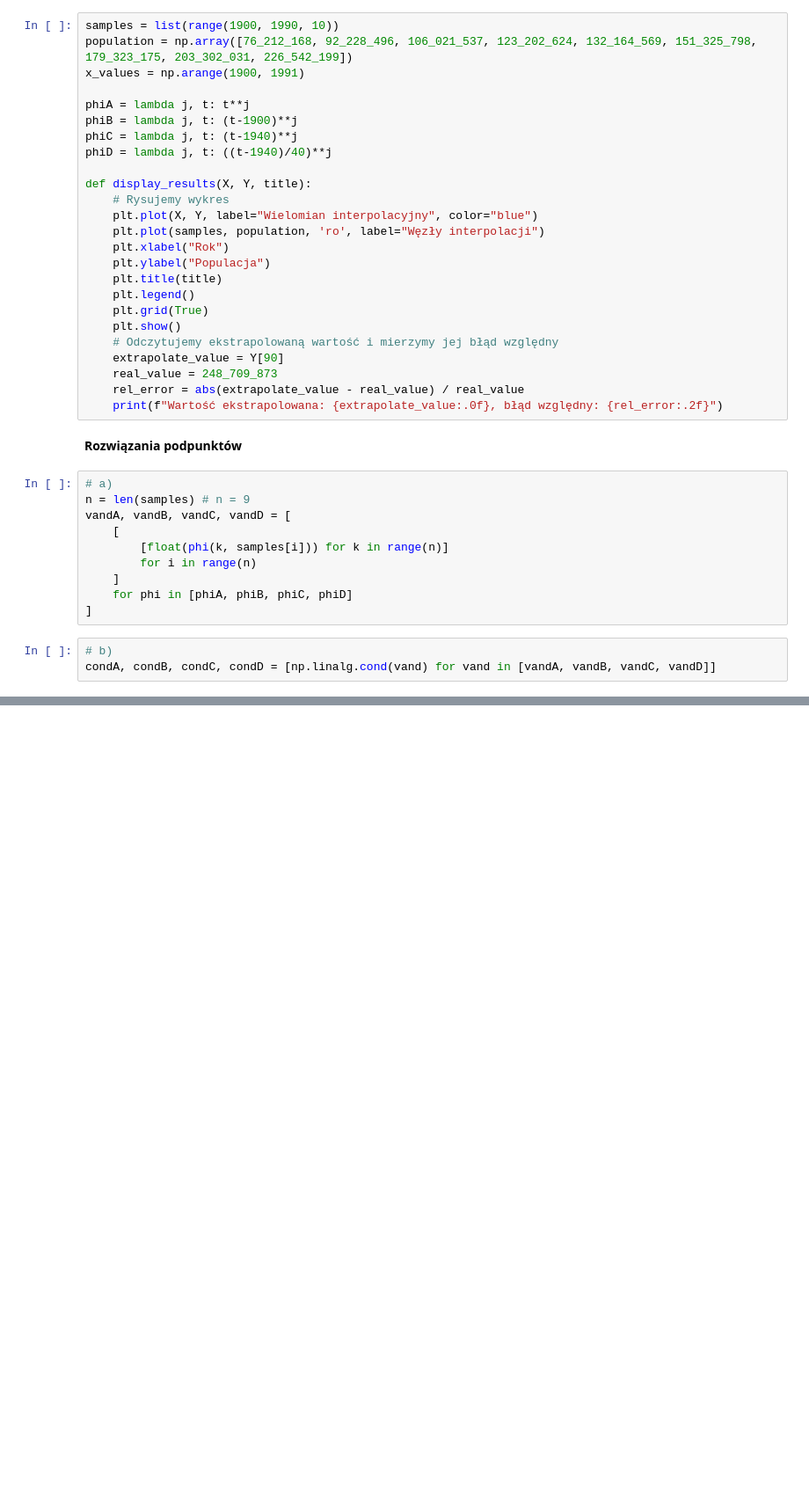
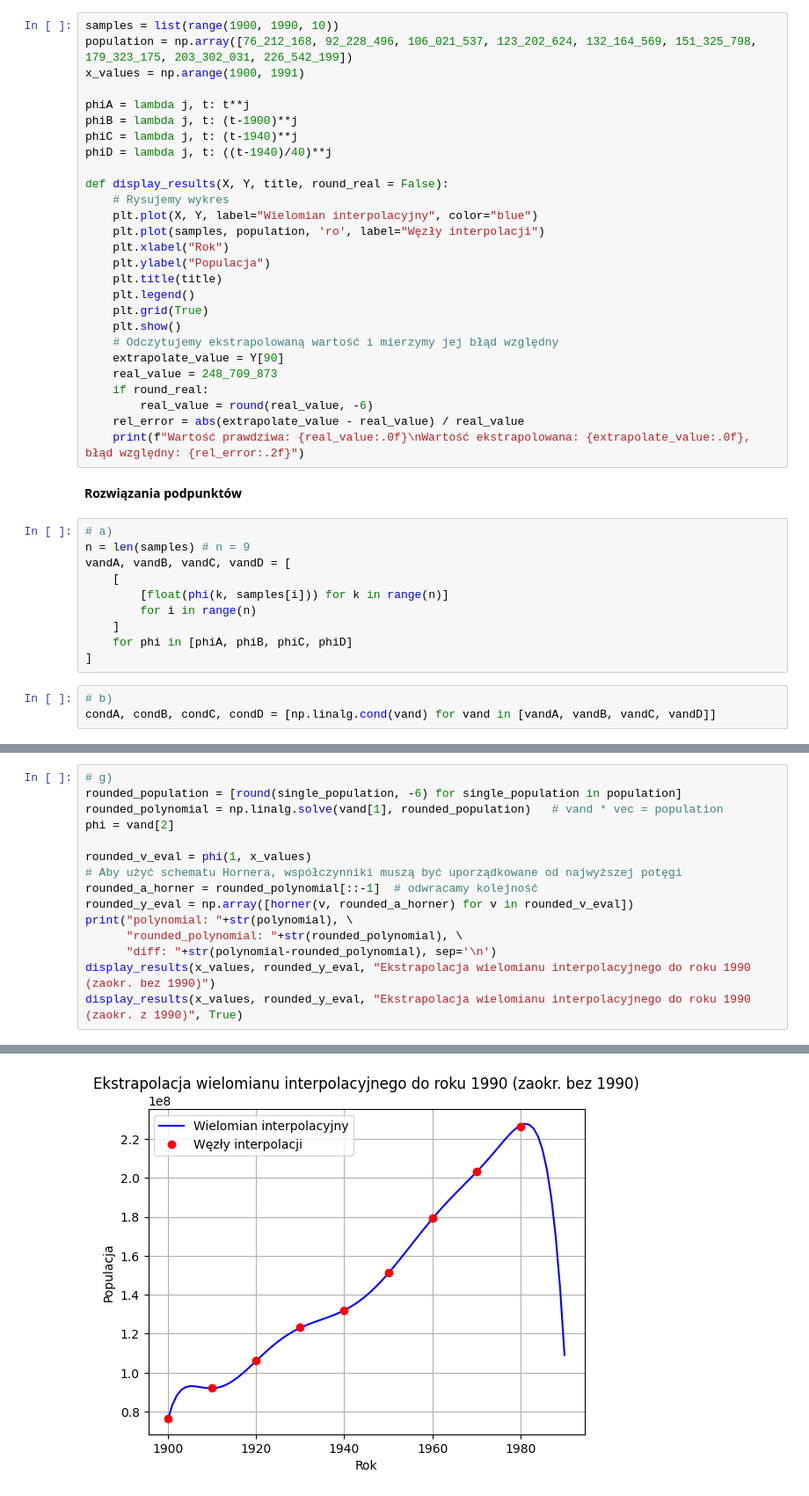
Before and after one commit to FalcO0O/MOWNiT, a Jupyter notebook: Lab_3/main.ipynb, the cells around one changed output, grey strips where cells are left out. Shown at 88% size. Drawn from its saved outputs; the diff is of its cells as text; blank space fills up the shorter version.

```diff
--- a/Lab_3/main.ipynb
+++ b/Lab_3/main.ipynb
@@ -15,7 +15,7 @@ phiB = lambda j, t: (t-1900)**j
 phiC = lambda j, t: (t-1940)**j
 phiD = lambda j, t: ((t-1940)/40)**j
 
-def display_results(X, Y, title):
+def display_results(X, Y, title, round_real = False):
     # Rysujemy wykres
     plt.plot(X, Y, label="Wielomian interpolacyjny", color="blue")
     plt.plot(samples, population, 'ro', label="Węzły interpolacji")
@@ -28,8 +28,10 @@ def display_results(X, Y, title):
     # Odczytujemy ekstrapolowaną wartość i mierzymy jej błąd względny
     extrapolate_value = Y[90]
     real_value = 248_709_873
+    if round_real:
+        real_value = round(real_value, -6)
     rel_error = abs(extrapolate_value - real_value) / real_value
-    print(f"Wartość ekstrapolowana: {extrapolate_value:.0f}, błąd względny: {rel_error:.2f}")
+    print(f"Wartość prawdziwa: {real_value:.0f}\nWartość ekstrapolowana: {extrapolate_value:.0f}, błąd względny: {rel_error:.2f}")
 # %% [markdown]
 **Rozwiązania podpunktów**
 # %%
@@ -112 +118,17 @@ display_results(x_values, p_newton_eval, "Interpolacja populacji USA wielomianem
 Wartość ekstrapolowana: 82749141, błąd względny: 0.67
+# %%
+# g)
+rounded_population = [round(single_population, -6) for single_population in population]
+rounded_polynomial = np.linalg.solve(vand[1], rounded_population)   # vand * vec = population
+phi = vand[2]
+
+rounded_v_eval = phi(1, x_values)
+# Aby użyć schematu Hornera, współczynniki muszą być uporządkowane od najwyższej potęgi
+rounded_a_horner = rounded_polynomial[::-1]  # odwracamy kolejność
+rounded_y_eval = np.array([horner(v, rounded_a_horner) for v in rounded_v_eval])
+print("polynomial: "+str(polynomial), \
+      "rounded_polynomial: "+str(rounded_polynomial), \
+      "diff: "+str(polynomial-rounded_polynomial), sep='\n')
+display_results(x_values, rounded_y_eval, "Ekstrapolacja wielomianu interpolacyjnego do roku 1990 (zaokr. bez 1990)")
+display_results(x_values, rounded_y_eval, "Ekstrapolacja wielomianu interpolacyjnego do roku 1990 (zaokr. z 1990)", True)
+# %% [output]
@@ -112,0 +144 @@ Wartość ekstrapolowana: 82749141, błąd względny: 0.67
+[figure, added]
```
Also changed, not shown: parts of 4 cells of this notebook.
